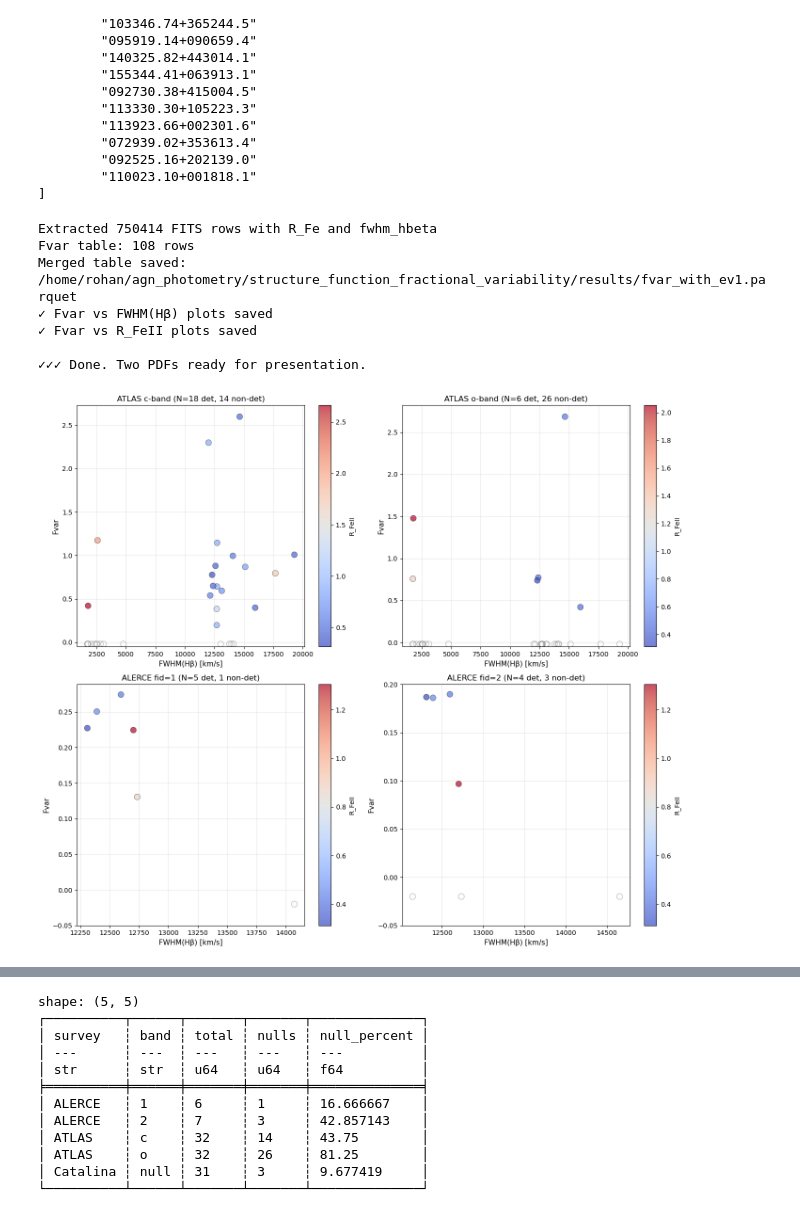
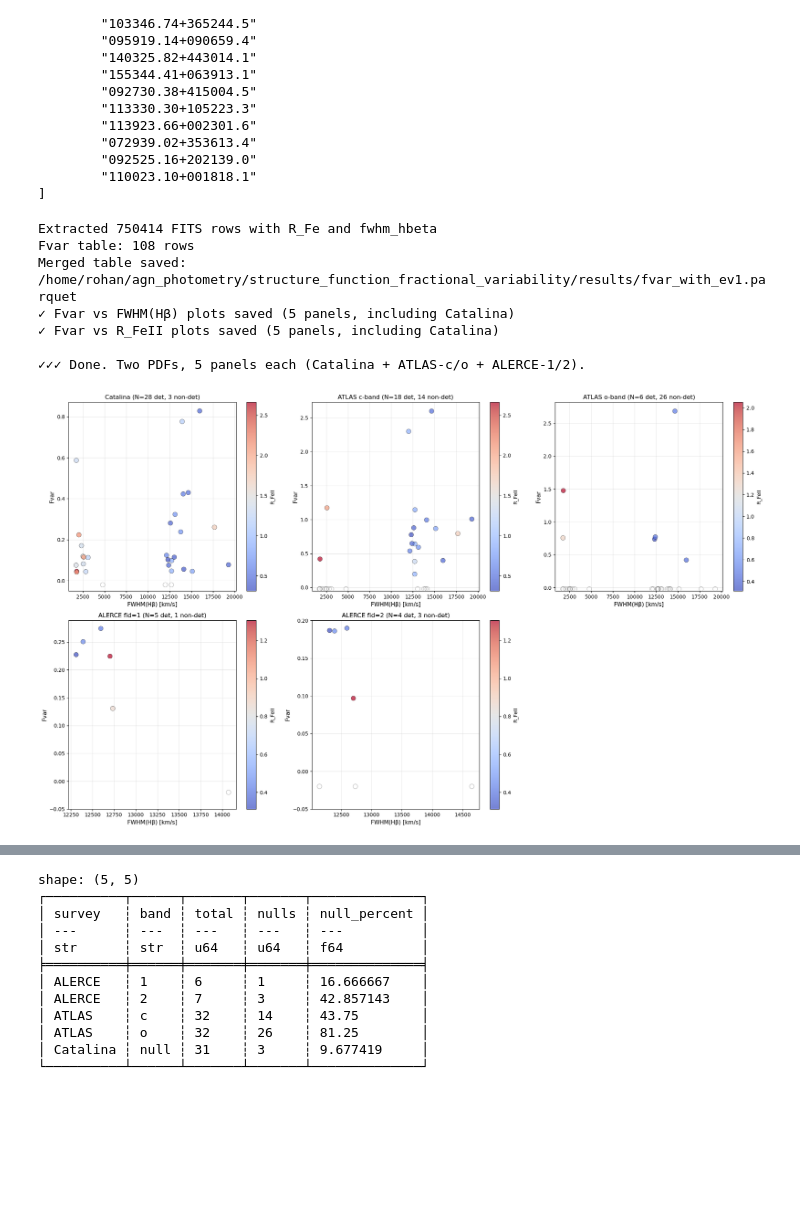
Before and after one commit to APRohan/AGN-Photometry-Project, a Jupyter notebook: structure_function_fractional_variability/programs/FVAR_SF.ipynb, the cells around one changed output, grey strips where cells are left out. Drawn from its saved outputs; the diff is of its cells as text; code cells hidden in the pictures; blank space fills up the shorter version.

```diff
--- a/structure_function_fractional_variability/programs/FVAR_SF.ipynb
+++ b/structure_function_fractional_variability/programs/FVAR_SF.ipynb
@@ -356,9 +356,8 @@ fits_path = "/home/rohan/agn_photometry/data/dr16q_prop_May01_2024.fits"
 cols_to_read = ["SDSS_NAME", "PLATE", "MJD", "FIBERID", "RA", "DEC", "FEII_OPT_EW", "HBETA_BR"]
 fits_data = fitsio.read(fits_path, columns=cols_to_read)
 
-# Extract R_Fe and fwhm_hbeta from HBETA_BR array
-hb_ew = fits_data["HBETA_BR"][:, 3]  # Position 3 = EW
-hb_fwhm = fits_data["HBETA_BR"][:, 4]  # Position 4 = FWHM
+hb_ew = fits_data["HBETA_BR"][:, 3]
+hb_fwhm = fits_data["HBETA_BR"][:, 4]
 
 df_fits = pl.DataFrame({
     "source_name": fits_data["SDSS_NAME"].astype(str),
@@ -389,21 +388,26 @@ output_merged = "/home/rohan/agn_photometry/structure_function_fractional_variab
 df_merged.write_parquet(output_merged)
 print(f"Merged table saved: {output_merged}")
 
-# ---- Step 4: Create four Fvar scatter plots (one per band) ----
+# ---- Step 4: Create FIVE Fvar scatter plots (Catalina + ATLAS-c/o + ALERCE-1/2) ----
 bands_to_plot = [
+    ("Catalina", None, "Catalina"),
     ("ATLAS", "c", "ATLAS c-band"),
     ("ATLAS", "o", "ATLAS o-band"),
     ("ALERCE", "1", "ALERCE fid=1"),
     ("ALERCE", "2", "ALERCE fid=2"),
 ]
 
-fig, axes = plt.subplots(2, 2, figsize=(14, 12))
+fig, axes = plt.subplots(2, 3, figsize=(20, 12))
 axes = axes.flatten()
 
 for idx, (survey, band, title) in enumerate(bands_to_plot):
     ax = axes[idx]
 
-    subset = df_merged.filter((pl.col("survey") == survey) & (pl.col("band") == band))
+    if band is None:
+        subset = df_merged.filter((pl.col("survey") == survey) & (pl.col("band").is_null()))
+    else:
+        subset = df_merged.filter((pl.col("survey") == survey) & (pl.col("band") == band))
+
     detected = subset.filter(pl.col("Fvar").is_not_null())
     non_detected = subset.filter(pl.col("Fvar").is_null())
 
@@ -429,54 +433,63 @@ for idx, (survey, band, title) in enumerate(bands_to_plot):
     ax.grid(True, alpha=0.3)
     ax.set_ylim(-0.05, None)
 
+# Hide the 6th (empty) subplot
+axes[5].axis("off")
+
 plt.tight_layout()
 plt.savefig("/home/rohan/agn_photometry/structure_function_fractional_variability/results/fvar_vs_fwhm.pdf", dpi=150)
-print("✓ Fvar vs FWHM(Hβ) plots saved")
+print("✓ Fvar vs FWHM(Hβ) plots saved (5 panels, including Catalina)")
 
-# ---- Step 5: Create Fvar vs R_Fe plots ----
-fig2, axes2 = plt.subplots(2, 2, figsize=(14, 12))
+# ---- Step 5: Create Fvar vs R_Fe plots (same 5-panel layout) ----
+fig2, axes2 = plt.subplots(2, 3, figsize=(20, 12))
 axes2 = axes2.flatten()
 
 for idx, (survey, band, title) in enumerate(bands_to_plot):
     ax = axes2[idx]
 
-    subset = df_merged.filter((pl.col("survey") == survey) & (pl.col("band") == band))
+    if band is None:
+        subset = df_merged.filter((pl.col("survey") == survey) & (pl.col("band").is_null()))
+    else:
+        subset = df_merged.filter((pl.col("survey") == survey) & (pl.col("band") == band))
+
     detected = subset.filter(pl.col("Fvar").is_not_null())
     non_detected = subset.filter(pl.col("Fvar").is_null())
 
     if detected.height > 0:
         x_det = detected["R_Fe"].to_numpy()
         y_det = detected["Fvar"].to_numpy()
         c_det = detected["fwhm_hbeta"].to_numpy()
 
         scatter = ax.scatter(x_det, y_det, c=c_det, cmap="viridis", s=80, alpha=0.7,
                            edgecolors="black", linewidth=0.5)
         cbar = plt.colorbar(scatter, ax=ax)
         cbar.set_label("FWHM(Hβ) [km/s]", fontsize=10)
 
     if non_detected.height > 0:
         x_nd = non_detected["R_Fe"].to_numpy()
         y_nd = np.full_like(x_nd, -0.02, dtype=float)
         ax.scatter(x_nd, y_nd, marker="o", facecolors="none", edgecolors="gray",
                  s=80, alpha=0.5, label="Non-detected")
 
     ax.set_xlabel("R_FeII", fontsize=11)
     ax.set_ylabel("Fvar", fontsize=11)
     ax.set_title(f"{title} (N={detected.height} det)", fontsize=12)
     ax.grid(True, alpha=0.3)
     ax.set_ylim(-0.05, None)
 
+axes2[5].axis("off")
+
 plt.tight_layout()
 plt.savefig("/home/rohan/agn_photometry/structure_function_fractional_variability/results/fvar_vs_rfe.pdf", dpi=150)
-print("✓ Fvar vs R_FeII plots saved")
+print("✓ Fvar vs R_FeII plots saved (5 panels, including Catalina)")
 
-print("\n✓✓✓ Done. Two PDFs ready for presentation.")
+print("\n✓✓✓ Done. Two PDFs, 5 panels each (Catalina + ATLAS-c/o + ALERCE-1/2).")
 # %% [output]
 Extracted 750414 FITS rows with R_Fe and fwhm_hbeta
 Fvar table: 108 rows
 Merged table saved: /home/rohan/agn_photometry/structure_function_fractional_variability/results/fvar_with_ev1.parquet
-✓ Fvar vs FWHM(Hβ) plots saved
-✓ Fvar vs R_FeII plots saved
+✓ Fvar vs FWHM(Hβ) plots saved (5 panels, including Catalina)
+✓ Fvar vs R_FeII plots saved (5 panels, including Catalina)
 
-✓✓✓ Done. Two PDFs ready for presentation.
+✓✓✓ Done. Two PDFs, 5 panels each (Catalina + ATLAS-c/o + ALERCE-1/2).
-[figure, old version]
+[figure, new version]
```
Also changed, not shown: parts of 5 cells of this notebook, 12 other files.
